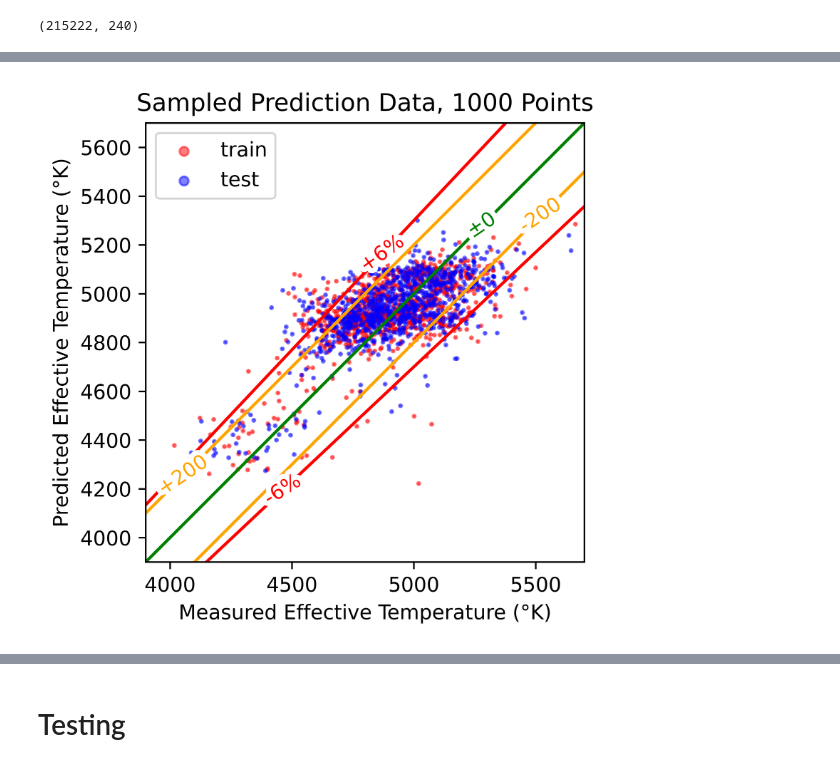
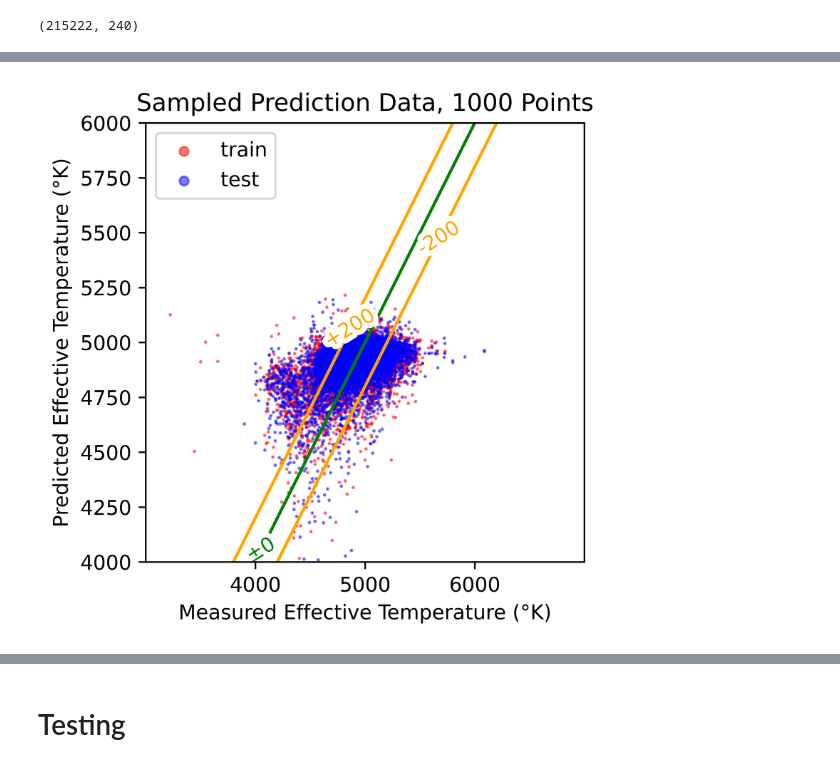
Before and after one commit to michaelsong4399/starzam, a Jupyter notebook: ML/model2.ipynb, the cells around one changed output, grey strips where cells are left out. Cells and saved outputs as stored; diff of their text form; code cells hidden in the pictures.

```diff
--- a/ML/model2.ipynb
+++ b/ML/model2.ipynb
@@ -221,7 +229,7 @@ model.compile(optimizer='adam', loss='mse', metrics=['accuracy'])
 # reduce_lr = keras.callbacks.ReduceLROnPlateau(monitor='val_loss', factor=0.2,
 #                               patience=5, min_lr=0.001)
 monitor = keras.callbacks.EarlyStopping(monitor='val_loss', min_delta=1e-4,
-        patience=50, verbose=1, mode='auto',
+        patience=5, verbose=1, mode='auto',
         restore_best_weights=True)
 
 # def on_epoch_end(self, epoch, logs={}):
@@ -285,5 +290,5 @@ plt.show()
 # %%
-model = tf.keras.models.load_model('/Users/michaelsong/Documents/GitHub/starzam/Models/m5.7')
+# model = tf.keras.models.load_model('/Users/michaelsong/Documents/GitHub/starzam/Models/m5.7')
 
-# Check its architecture
-model.summary()
+# # Check its architecture
+# model.summary()
@@ -372,45 +424,48 @@ print(train_y)
 [5116. 5013. 4996. ... 5145. 4924. 4820.]
 # %%
 plt.rcParams['figure.dpi'] = 1000
-plt.scatter(train_y[:1000],pred_train_y[:1000], c='red', alpha=0.5,s=2)
-plt.scatter(test_y[:1000],pred_test_y[:1000], c='blue', alpha=0.5,s=2)
+# plt.figure(figsize = (6.4,4.8))
+plt.scatter(train_y[:10000],pred_train_y[:10000], c='red', alpha=0.5,s=0.5)
+plt.scatter(test_y[:10000],pred_test_y[:10000], c='blue', alpha=0.5,s=0.5)
 # plt.hist2d(train_y,pred_train_y,bins=[100,100],cmin=20)
 # plt.hist2d(test_y,pred_test_y,bins=[100,100],cmin=20,cmap=plt.cm.BuPu)
 
 
 # plt.scatter(rand_y,pred_rand_y, c='orange', alpha=0.5,s=0.1)
 
-bot = 3900
-top = 5700
+bot = 4000
+top = 6000
+# bot = 2
+# top = 4
 
-linex = np.linspace(bot, top)
+linex = np.linspace(bot-500, top+500)
 liney = linex
 lineytop = linex*1.06
 lineybot = linex*0.94
 lineytop2 = linex+200
 lineybot2 = linex-200
 # Create the plot
 plt.plot(linex, liney,c="green",label="±0")
-plt.plot(linex, lineytop,c="red",label="+6%")
-plt.plot(linex, lineybot,c="red",label="-6%")
+# plt.plot(linex, lineytop,c="red",label="+6%")
+# plt.plot(linex, lineybot,c="red",label="-6%")
 plt.plot(linex, lineytop2,c="orange",label="+200")
 plt.plot(linex, lineybot2,c="orange",label="-200")
 labelLines(plt.gca().get_lines(), zorder=2.5)
 
 
-plt.xlim(bot, top)
+plt.xlim(bot-999, top+999)
 plt.ylim(bot, top)
-plt.gca().set_aspect('equal', adjustable='box')
+plt.gca().set_aspect(2, adjustable='box')
 plt.title('Sampled Prediction Data, 1000 Points')
 plt.ylabel('Predicted Effective Temperature (°K)')
 plt.xlabel('Measured Effective Temperature (°K)')
 lgnd = plt.legend(['train', 'test'], loc='upper left')
 lgnd.legendHandles[0]._sizes = [20]
 lgnd.legendHandles[1]._sizes = [20]
-plt.savefig('/Users/michaelsong/Documents/GitHub/starzam/Results/s1.png')
+plt.savefig('/Users/michaelsong/Documents/GitHub/starzam/Results/s3.png')
 plt.show()
 # %% [output]
-[figure, old version]
+[figure, new version]
 # %%
 def normalize1D(data):
     return np.divide(np.nan_to_num(data,np.nanmean(data)),np.nanmax(data))
```
Also changed, not shown: parts of 19 cells of this notebook, 15 other files.
